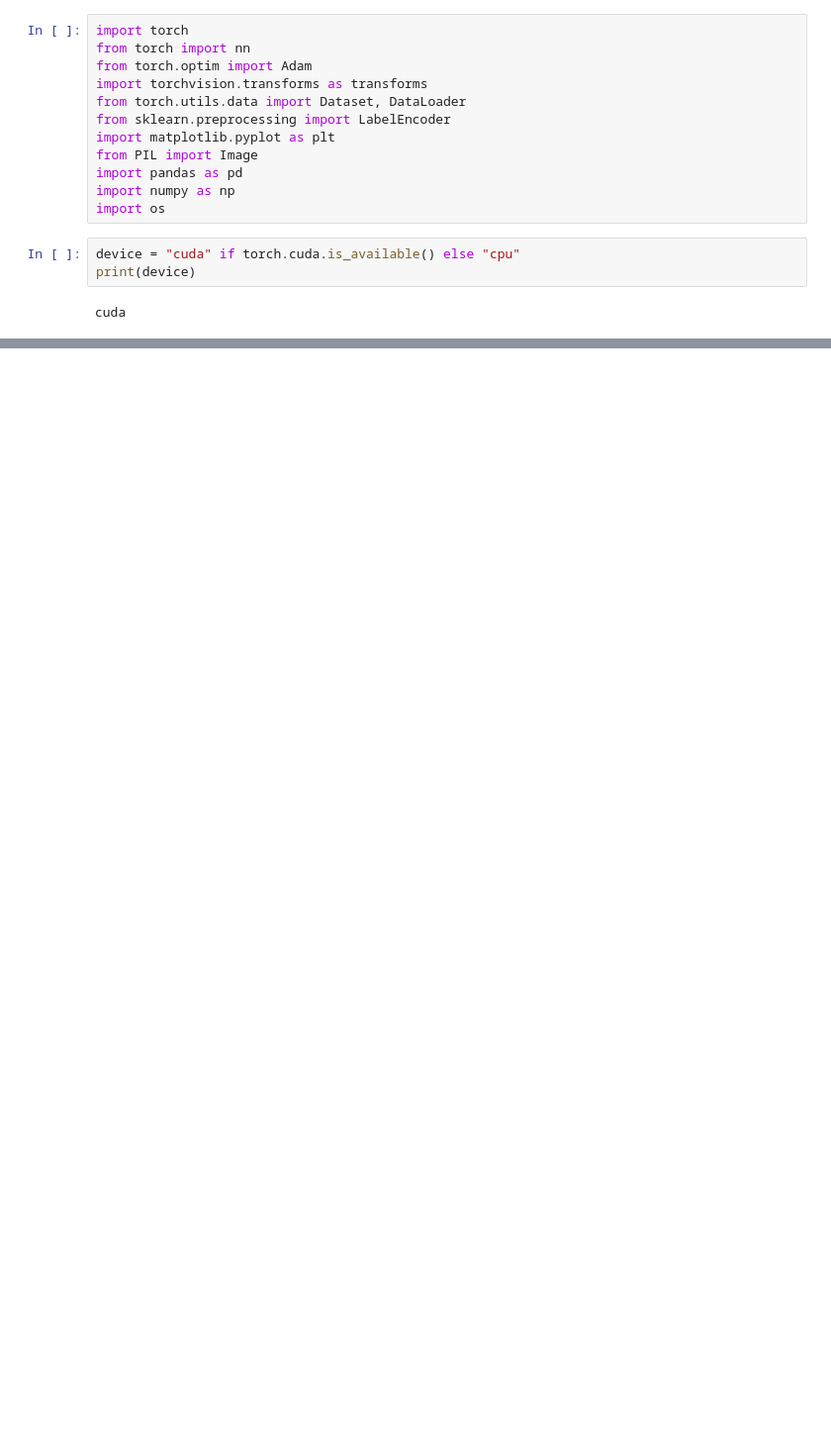
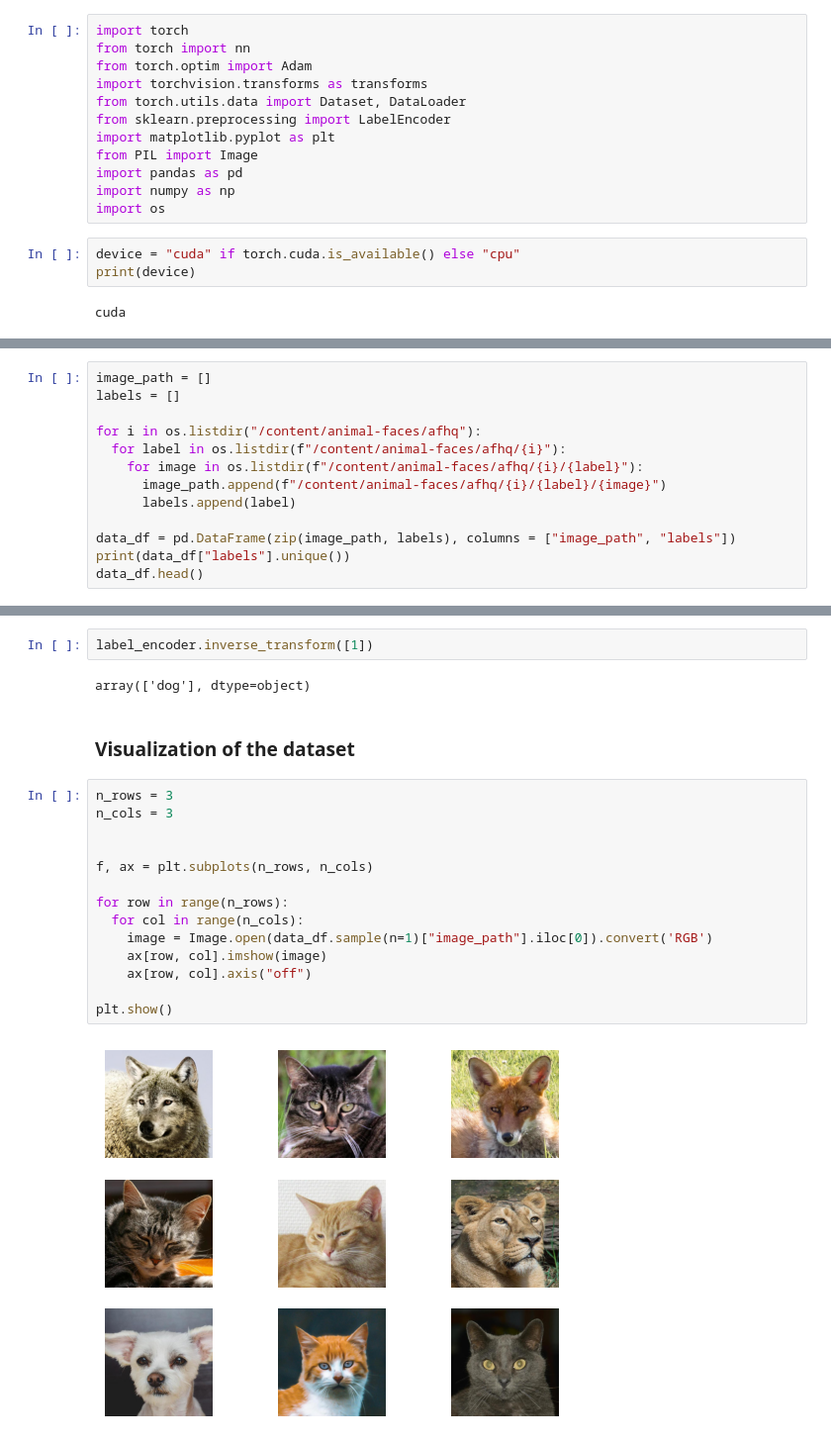
Before and after one commit to Jitmandal051004/Pytorch-Practice-Project, a Jupyter notebook: Image_Classification.ipynb, the cells around one changed output, grey strips where cells are left out. Shown: that part at 99% size. Saved outputs shown, nothing was run; the diff lists cells and outputs as text; blank space fills up the shorter version.

Commit message:
image visualization done

```diff
--- a/Image_Classification.ipynb
+++ b/Image_Classification.ipynb
@@ -29,0 +34,13 @@ cuda
+# %%
+image_path = []
+labels = []
+
+for i in os.listdir("/content/animal-faces/afhq"):
+  for label in os.listdir(f"/content/animal-faces/afhq/{i}"):
+    for image in os.listdir(f"/content/animal-faces/afhq/{i}/{label}"):
+      image_path.append(f"/content/animal-faces/afhq/{i}/{label}/{image}")
+      labels.append(label)
+
+data_df = pd.DataFrame(zip(image_path, labels), columns = ["image_path", "labels"])
+print(data_df["labels"].unique())
+data_df.head()
@@ -29,0 +128,22 @@ cuda
+# %%
+label_encoder.inverse_transform([1])
+# %% [output]
+array(['dog'], dtype=object)
+# %% [markdown]
+### Visualization of the dataset
+# %%
+n_rows = 3
+n_cols = 3
+
+
+f, ax = plt.subplots(n_rows, n_cols)
+
+for row in range(n_rows):
+  for col in range(n_cols):
+    image = Image.open(data_df.sample(n=1)["image_path"].iloc[0]).convert('RGB')
+    ax[row, col].imshow(image)
+    ax[row, col].axis("off")
+
+plt.show()
+# %% [output]
+[figure, added]
```
Also changed, not shown: parts of 11 cells of this notebook.
